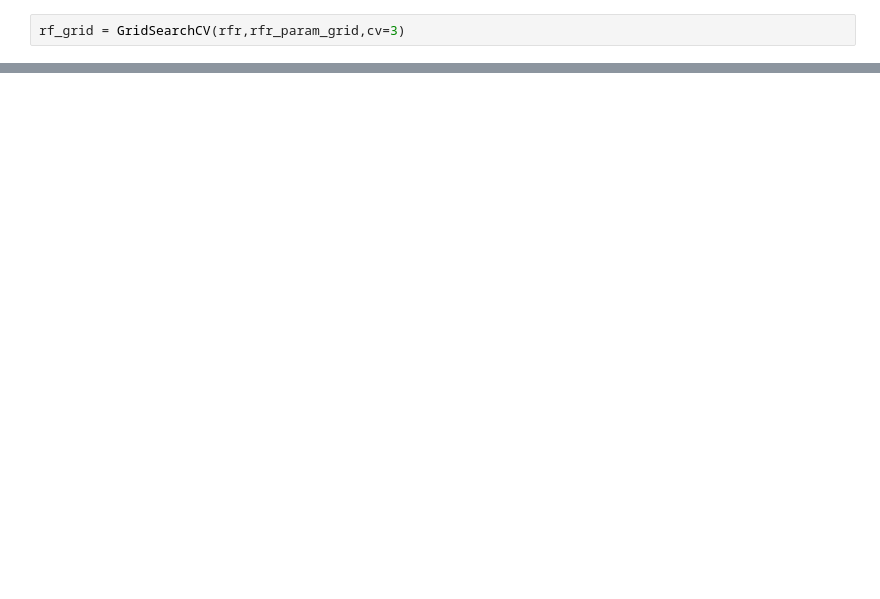
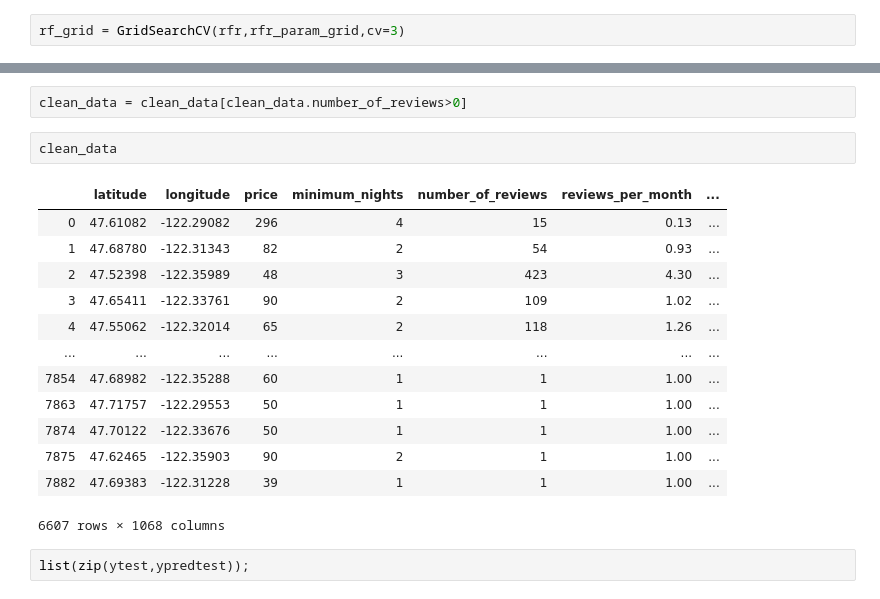
Before and after one commit to trossII/SeattleBnB, a Jupyter notebook: Exploratory Notebooks/Herewegoagain.ipynb, the cells around one changed output, grey strips where cells are left out. Saved outputs shown, nothing was run; the diff lists cells and outputs as text; blank space fills up the shorter version.

```diff
--- a/Exploratory Notebooks/Herewegoagain.ipynb
+++ b/Exploratory Notebooks/Herewegoagain.ipynb
@@ -224,0 +272,20 @@ sorted(list(zip(rfr.feature_importances_,nlp_name.columns)),reverse=True)
+# %%
+clean_data = clean_data[clean_data.number_of_reviews>0]
+# %%
+clean_data
+# %% [output]
+|  | latitude | longitude | price | minimum_nights | number_of_reviews | reviews_per_month | ... |
+| 0 | 47.61082 | -122.29082 | 296 | 4 | 15 | 0.13 | ... |
+| 1 | 47.68780 | -122.31343 | 82 | 2 | 54 | 0.93 | ... |
+| 2 | 47.52398 | -122.35989 | 48 | 3 | 423 | 4.30 | ... |
+| 3 | 47.65411 | -122.33761 | 90 | 2 | 109 | 1.02 | ... |
+| 4 | 47.55062 | -122.32014 | 65 | 2 | 118 | 1.26 | ... |
+| ... | ... | ... | ... | ... | ... | ... | ... |
+| 7854 | 47.68982 | -122.35288 | 60 | 1 | 1 | 1.00 | ... |
+| 7863 | 47.71757 | -122.29553 | 50 | 1 | 1 | 1.00 | ... |
+| 7874 | 47.70122 | -122.33676 | 50 | 1 | 1 | 1.00 | ... |
+| 7875 | 47.62465 | -122.35903 | 90 | 2 | 1 | 1.00 | ... |
+| 7882 | 47.69383 | -122.31228 | 39 | 1 | 1 | 1.00 | ... |
+6607 rows × 1068 columns
+# %%
+list(zip(ytest,ypredtest));
```
Also changed, not shown: parts of 38 cells of this notebook, 3 other files.
